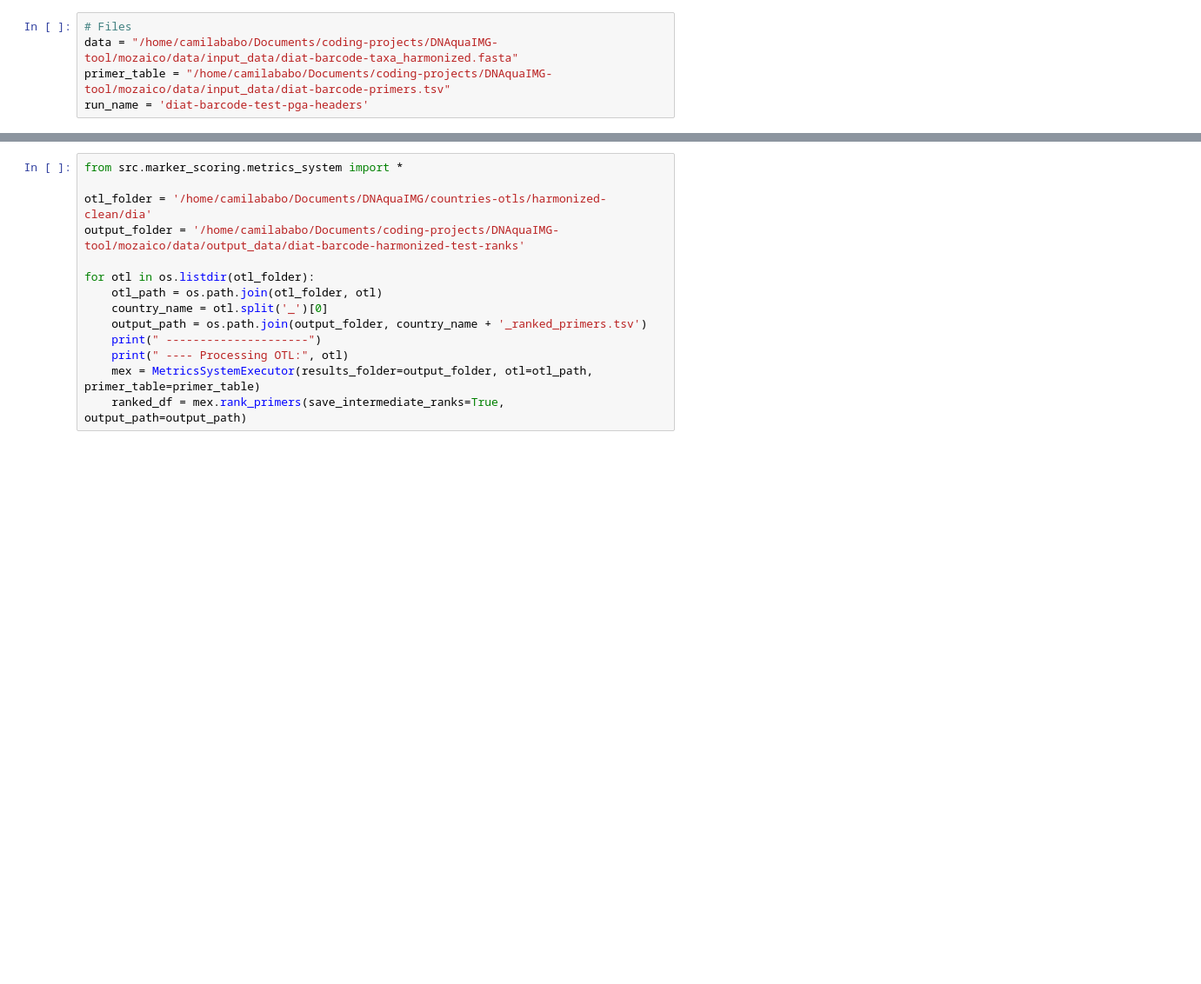
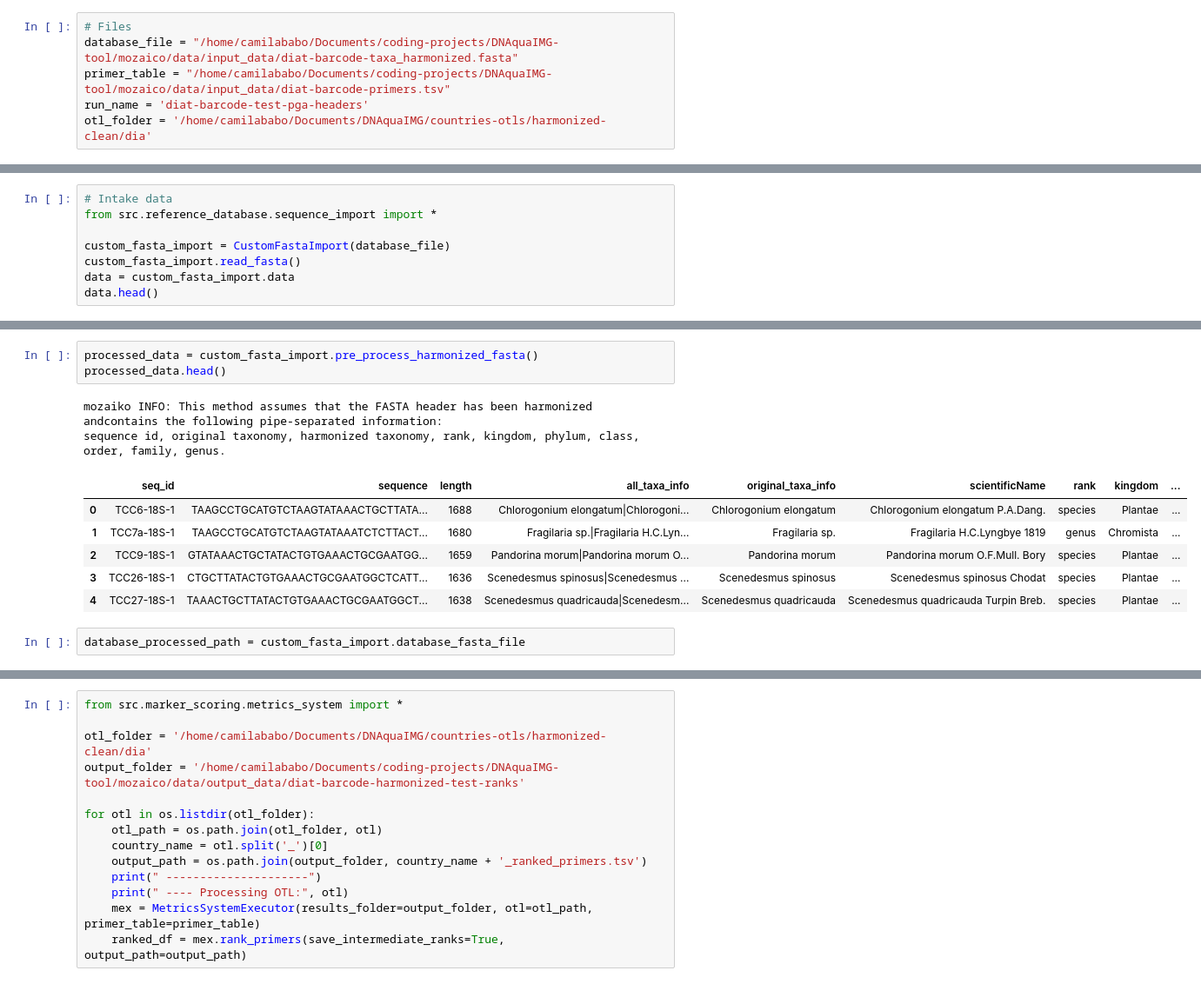
Before and after one commit to CIBIO-BU/mozaiko, a Jupyter notebook: pipeline.ipynb, the cells around one changed output, grey strips where cells are left out. Shown: that part at 87% size. Cells and saved outputs as stored; diff of their text form; blank space fills up the shorter version.

```diff
--- a/pipeline.ipynb
+++ b/pipeline.ipynb
@@ -1,5 +1,6 @@
 # %%
 # Files
-data = "/home/camilababo/Documents/coding-projects/DNAquaIMG-tool/mozaico/data/input_data/diat-barcode-taxa_harmonized.fasta"
+database_file = "/home/camilababo/Documents/coding-projects/DNAquaIMG-tool/mozaico/data/input_data/diat-barcode-taxa_harmonized.fasta"
 primer_table = "/home/camilababo/Documents/coding-projects/DNAquaIMG-tool/mozaico/data/input_data/diat-barcode-primers.tsv"
 run_name = 'diat-barcode-test-pga-headers'
+otl_folder = '/home/camilababo/Documents/DNAquaIMG/countries-otls/harmonized-clean/dia'
@@ -80,0 +7,8 @@ data =
+# %%
+# Intake data
+from src.reference_database.sequence_import import *
+
+custom_fasta_import = CustomFastaImport(database_file)
+custom_fasta_import.read_fasta()
+data = custom_fasta_import.data
+data.head()
@@ -81,3 +28,17 @@ data =
+# %%
+processed_data = custom_fasta_import.pre_process_harmonized_fasta()
+processed_data.head()
+# %% [output]
+mozaiko INFO: This method assumes that the FASTA header has been harmonized andcontains the following pipe-separated information:
+sequence id, original taxonomy, harmonized taxonomy, rank, kingdom, phylum, class, order, family, genus.
+|  | seq_id | sequence | length | all_taxa_info | original_taxa_info | scientificName | rank | kingdom | ... |
+| 0 | TCC6-18S-1 | TAAGCCTGCATGTCTAAGTATAAACTGCTTATA... | 1688 | Chlorogonium elongatum|Chlorogoni... | Chlorogonium elongatum | Chlorogonium elongatum P.A.Dang. | species | Plantae | ... |
+| 1 | TCC7a-18S-1 | TAAGCCTGCATGTCTAAGTATAAATCTCTTACT... | 1680 | Fragilaria sp.|Fragilaria H.C.Lyn... | Fragilaria sp. | Fragilaria H.C.Lyngbye 1819 | genus | Chromista | ... |
+| 2 | TCC9-18S-1 | GTATAAACTGCTATACTGTGAAACTGCGAATGG... | 1659 | Pandorina morum|Pandorina morum O... | Pandorina morum | Pandorina morum O.F.Mull. Bory | species | Plantae | ... |
+| 3 | TCC26-18S-1 | CTGCTTATACTGTGAAACTGCGAATGGCTCATT... | 1636 | Scenedesmus spinosus|Scenedesmus ... | Scenedesmus spinosus | Scenedesmus spinosus Chodat | species | Plantae | ... |
+| 4 | TCC27-18S-1 | TAAACTGCTTATACTGTGAAACTGCGAATGGCT... | 1638 | Scenedesmus quadricauda|Scenedesm... | Scenedesmus quadricauda | Scenedesmus quadricauda Turpin Breb. | species | Plantae | ... |
+# %%
+database_processed_path = custom_fasta_import.database_fasta_file
 # %%
 from src.in_silico_analysis.amplification import InSilicoAmplification
 
```
Also changed, not shown: parts of 5 cells of this notebook, 5 other files.
